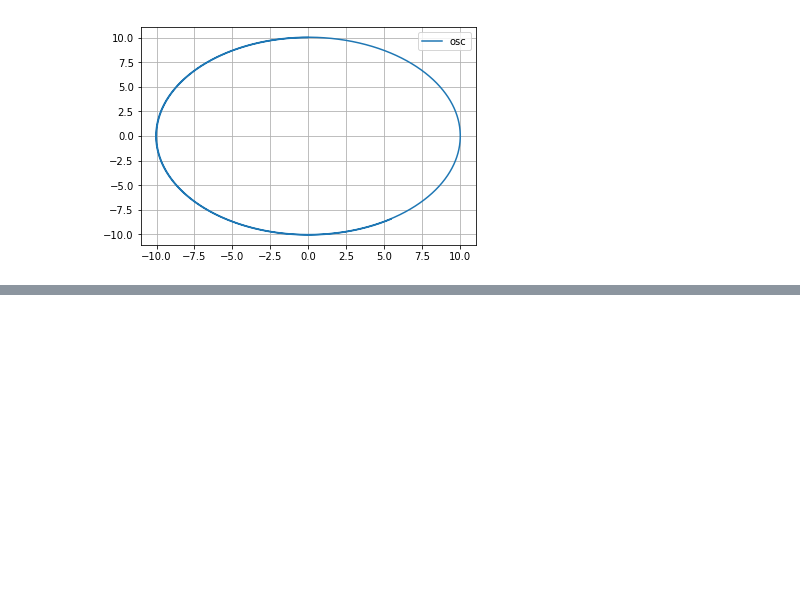
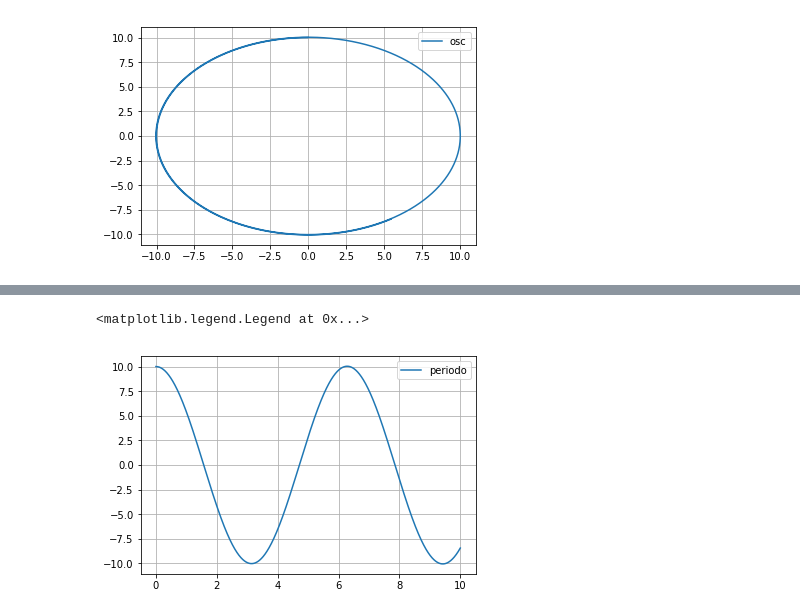
Before and after one commit to DCI-alxogm/pb2018-danielgarci, a Jupyter notebook: semana14/Untitled.ipynb, the cells around one changed output, grey strips where cells are left out. Cells and saved outputs as stored; diff of their text form; code cells hidden in the pictures; blank space fills up the shorter version.

```diff
--- a/semana14/Untitled.ipynb
+++ b/semana14/Untitled.ipynb
@@ -129,0 +135,7 @@ plt.legend()
+# %%
+plt.plot(t,O,label='periodo')
+plt.grid()
+plt.legend()
+# %% [output]
+<matplotlib.legend.Legend at 0x...>
+[figure, added]
```
Also changed, not shown: parts of 3 cells of this notebook.
